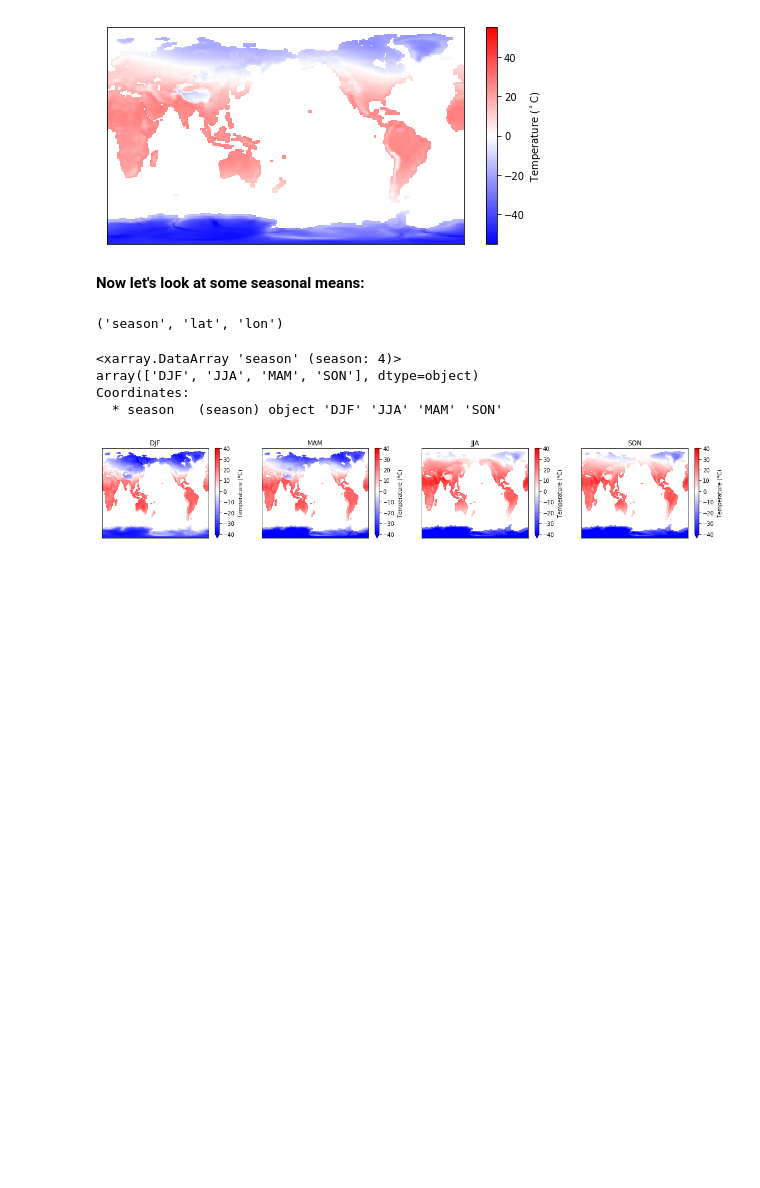
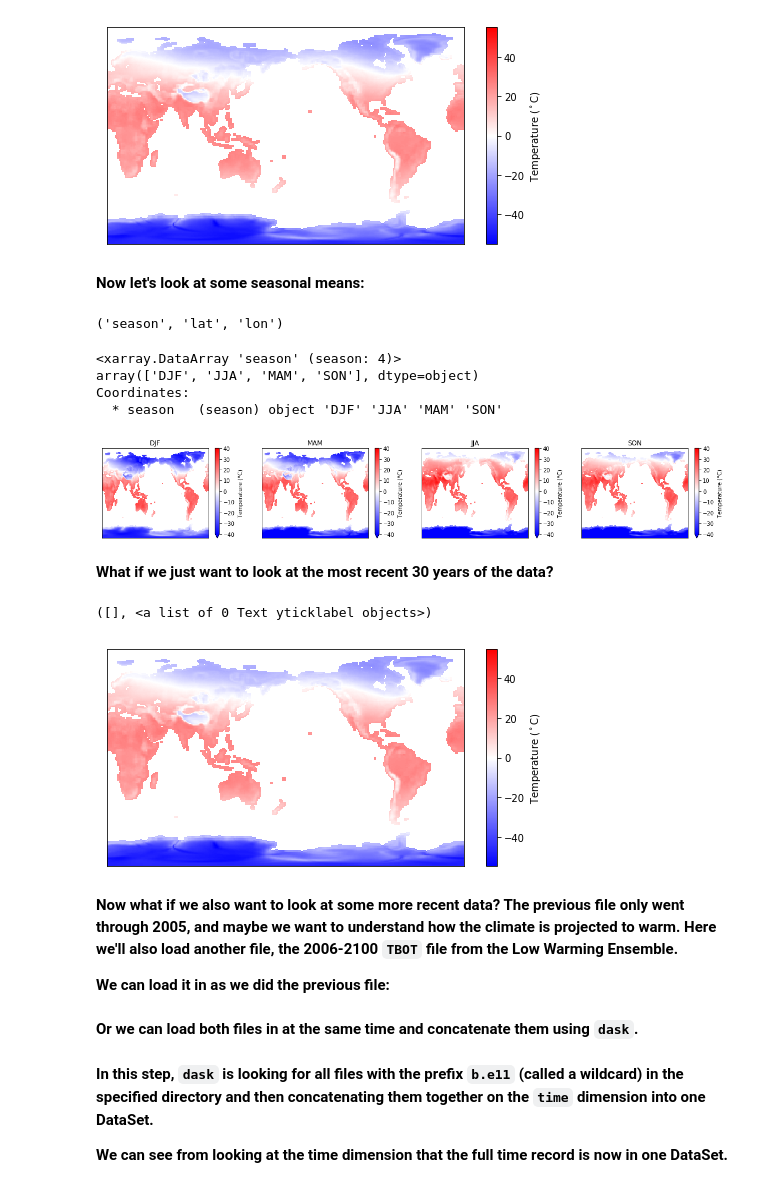
Before and after one commit to waterhackweek/gridded_data, a Jupyter notebook: gridded_data_2_xarray_and_dask.ipynb, the cells around one changed output. Cells and saved outputs as stored; diff of their text form; code cells hidden in the pictures; blank space fills up the shorter version.

Commit message:
add dask piece to xarray and dask notebook

```diff
--- a/gridded_data_2_xarray_and_dask.ipynb
+++ b/gridded_data_2_xarray_and_dask.ipynb
@@ -223,3 +223,19 @@ for fig_ax_num in np.arange(len(axes)):
     axes[fig_ax_num].set_yticks([])
 # %% [output]
 [figure]
+# %% [markdown]
+__What if we just want to look at the most recent 30 years of the data?__
+# %%
+plt.figure(figsize=(8, 4))
+(tbot_hist['TBOT'].sel(time=slice('1975-09-01', '2005-08-31')).mean('time') - KtoC).plot(add_labels=False,
+                                                                                         cbar_kwargs={'label': 'Temperature ($^\circ$C)'},
+                                                                                         cmap='bwr')
+plt.xticks([])
+plt.yticks([])
+# %% [output]
+([], <a list of 0 Text yticklabel objects>)
+[figure, added]
+# %% [markdown]
+__Now what if we also want to look at some more recent data? The previous file only went through 2005, and maybe we want to understand how the climate is projected to warm. Here we'll also load another file, the 2006-2100 `TBOT` file from the Low Warming Ensemble.__
+
+__We can load it in as we did the previous file:__
@@ -225,0 +245,2 @@ for fig_ax_num in np.arange(len(axes)):
+# %% [markdown]
+__Or we can load both files in at the same time and concatenate them using `dask`.__
@@ -225,0 +250,4 @@ for fig_ax_num in np.arange(len(axes)):
+# %% [markdown]
+__In this step, `dask` is looking for all files with the prefix `b.e11` (called a wildcard) in the specified directory and then concatenating them together on the `time` dimension into one DataSet.__
+
+__We can see from looking at the time dimension that the full time record is now in one DataSet.__
```
Also changed, not shown: parts of 8 cells of this notebook.
